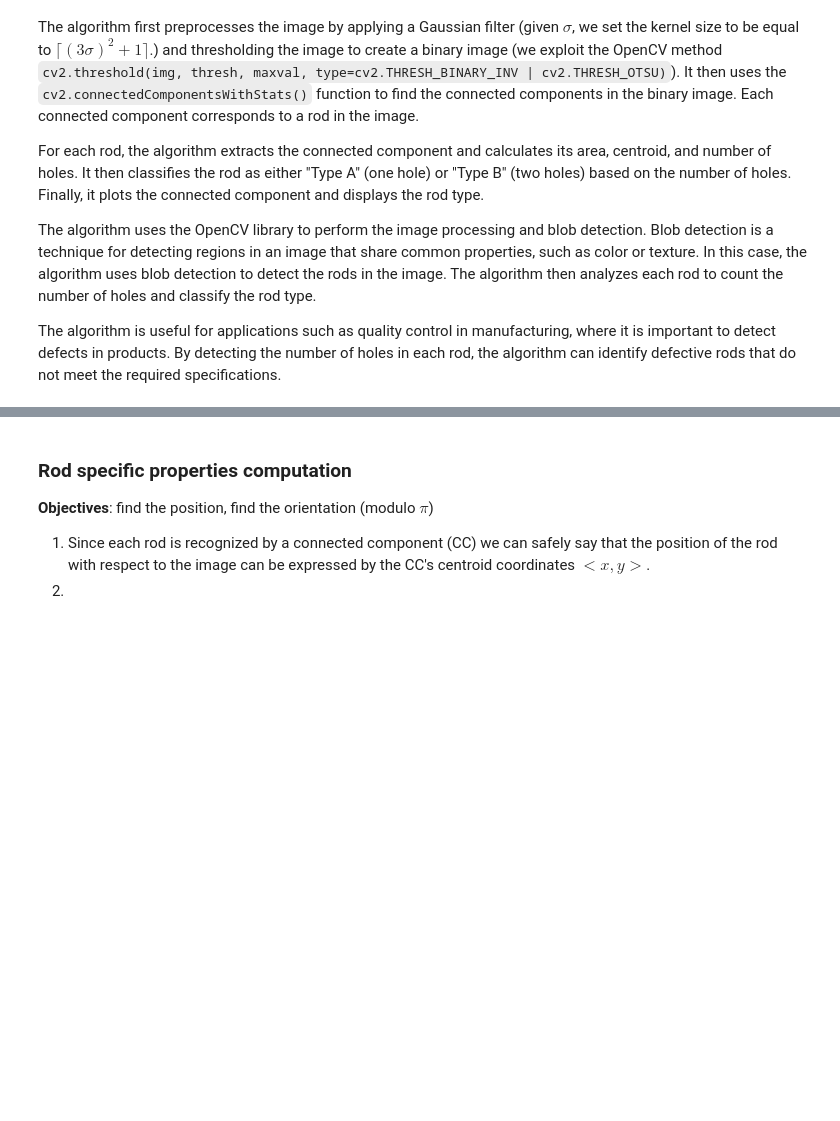
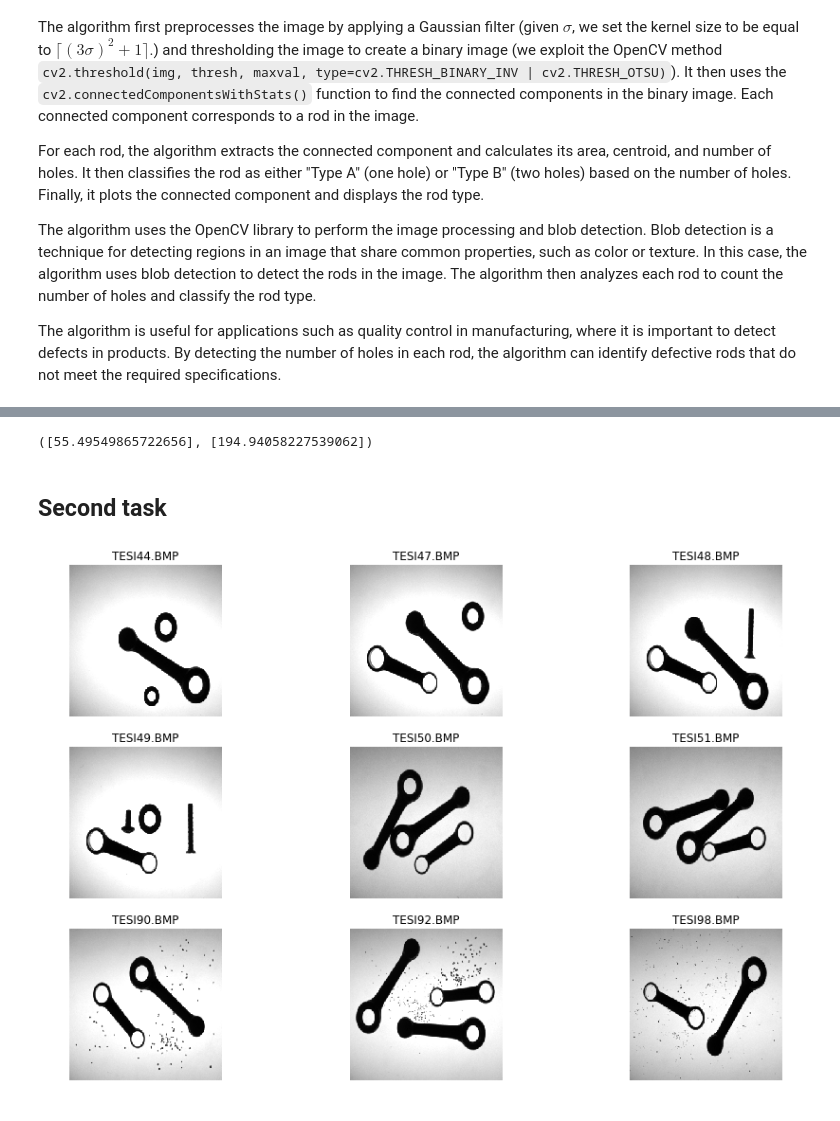
Before and after one commit to Erhtric/motorod-inspection, a Jupyter notebook: VisuInspConnRods.ipynb, the cells around one changed output, grey strips where cells are left out. Cells and saved outputs as stored; diff of their text form; code cells hidden in the pictures; blank space fills up the shorter version.

```diff
--- a/VisuInspConnRods.ipynb
+++ b/VisuInspConnRods.ipynb
@@ -159,7 +116,16 @@ draw_line(a, b, c, output, (255, 0, 0))
-# %% [markdown]
-### Rod specific properties computation
-
-**Objectives**: find the position, find the orientation (modulo $\pi$)
-
-1. Since each rod is recognized by a connected component (CC) we can safely say that the position of the rod with respect to the image can be expressed by the CC's centroid coordinates $<x, y>$.
-2.
+# %%
+rod_info["width"], rod_info["length"]
+# %% [output]
+([55.49549865722656], [194.94058227539062])
+# %% [markdown]
+## Second task
+# %%
+# Print the images in a grid
+fig, axs = plt.subplots(3, 3, figsize=(15, 10))
+for i, (img, path) in enumerate(zip(images_2, paths_2)):
+    axs[i // 3, i % 3].imshow(img, cmap="gray")
+    axs[i // 3, i % 3].set_title(path.name)
+    axs[i // 3, i % 3].axis("off")
+plt.show()
+# %% [output]
+[figure, added]
```
Also changed, not shown: parts of 5 cells of this notebook, 5 other files.
